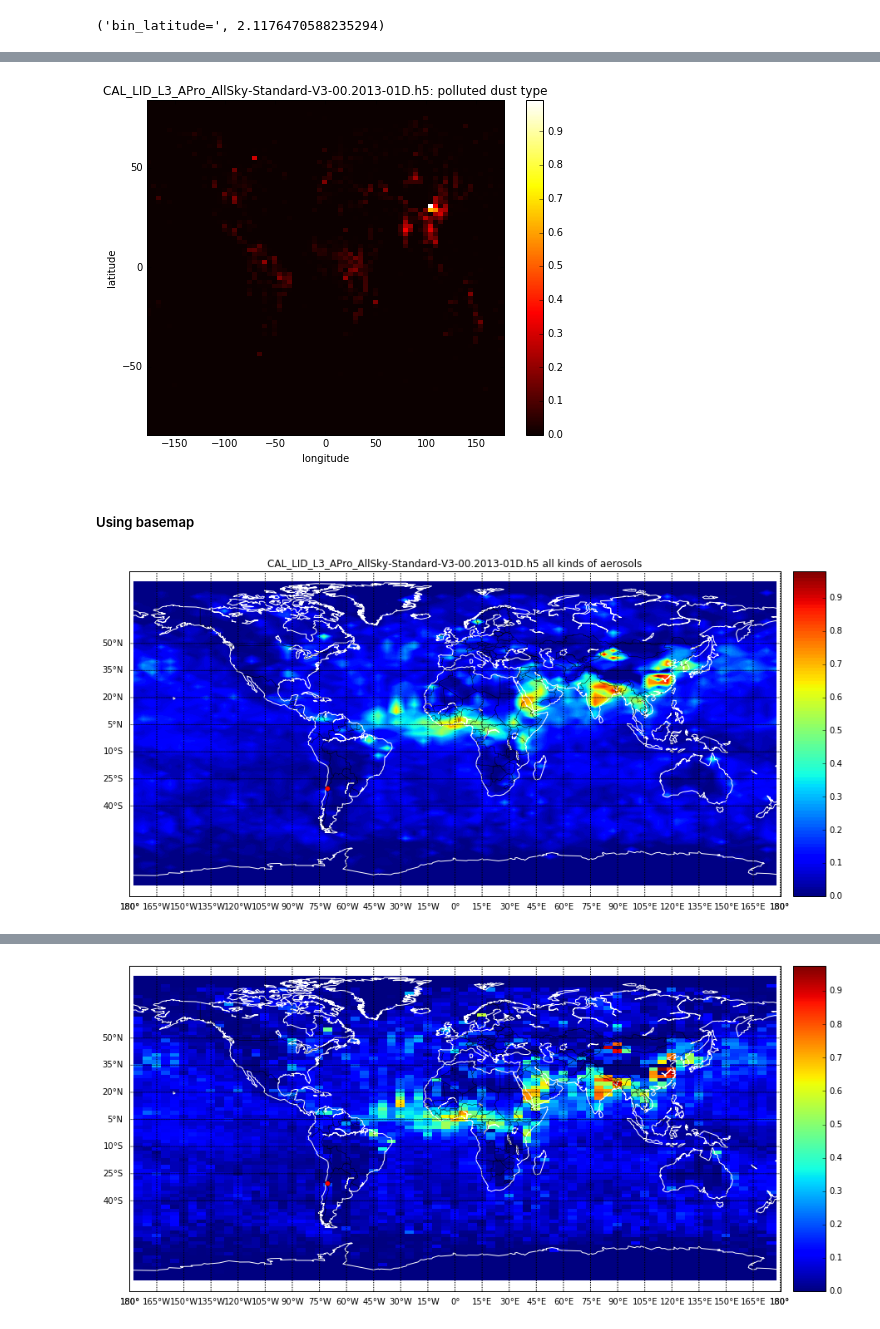
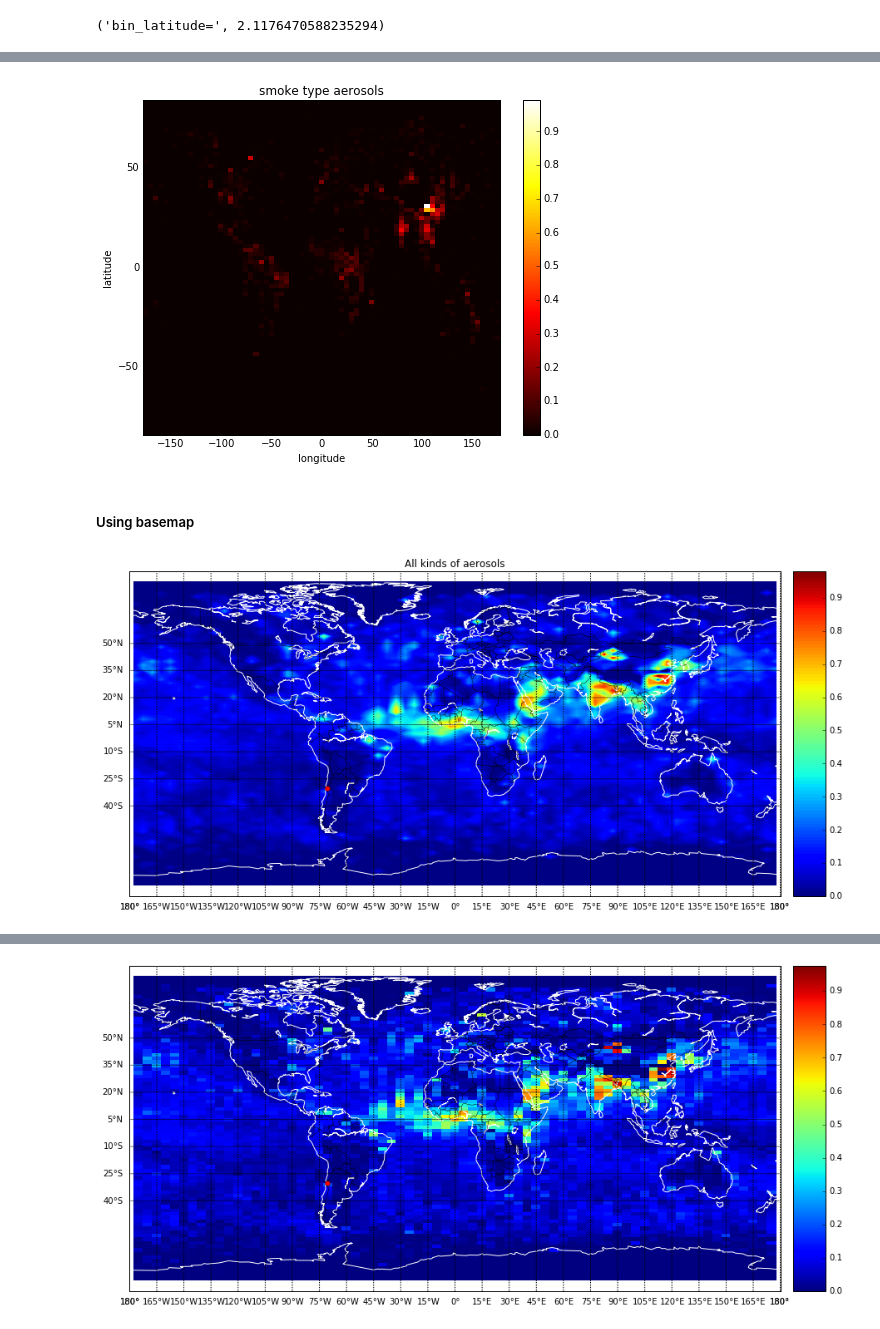
Before and after one commit to sylvielsstfr/caliopL3Ana, a Jupyter notebook: ExploreL3Aerosolsv0.ipynb, the cells around one changed output, grey strips where cells are left out. Cells and saved outputs as stored; diff of their text form; code cells hidden in the pictures.

```diff
--- a/ExploreL3Aerosolsv0.ipynb
+++ b/ExploreL3Aerosolsv0.ipynb
@@ -214,17 +214,17 @@ plt.show()
 # %%
 plt.figure(figsize=(8,6))
 X,Y=np.meshgrid(all_longitude,all_latitude)
 im = plt.pcolormesh(X,Y,aod_mean_smoke_clean, cmap='hot')
 plt.colorbar(im, orientation='vertical')
 plt.axis([X.min(), X.max(), Y.min(), Y.max()])
 plt.xlabel('longitude')
 plt.ylabel('latitude')
-title=sel_filename+': polluted dust type'
+title='smoke type aerosols'
 plt.title(title)
-#plt.savefig(pp, format='pdf')
+plt.savefig(pp, format='pdf')
 plt.show()
 # %% [output]
-[figure, old version]
+[figure, new version]
 # %% [markdown]
 ##### Using basemap
 # %%
@@ -246,12 +246,12 @@ map.drawmeridians(np.arange(-180.,180.,15.),labels=[True,False,False,True])
 xpt_lsst,ypt_lsst = map(Longitude_lsst,Latitude_lsst)
 map.plot(xpt_lsst,ypt_lsst,'ro')  # plot a red dot there
 #plt.text(xpt_lsst-100000,ypt_lsst-200000,'LSST (%5.1fW,%3.1fN)' % (Longitude_lsst,Latitude_lsst),color='red', fontsize=15)
-title=sel_filename + ' all kinds of aerosols'
+title='All kinds of aerosols'
 plt.title(title)
-#plt.savefig(pp, format='pdf')
+plt.savefig(pp, format='pdf')
 plt.show()
 # %% [output]
-[figure, old version]
+[figure, new version]
 # %%
 from mpl_toolkits.basemap import Basemap
 import matplotlib.pyplot as plt
```
Also changed, not shown: parts of 14 cells of this notebook.
